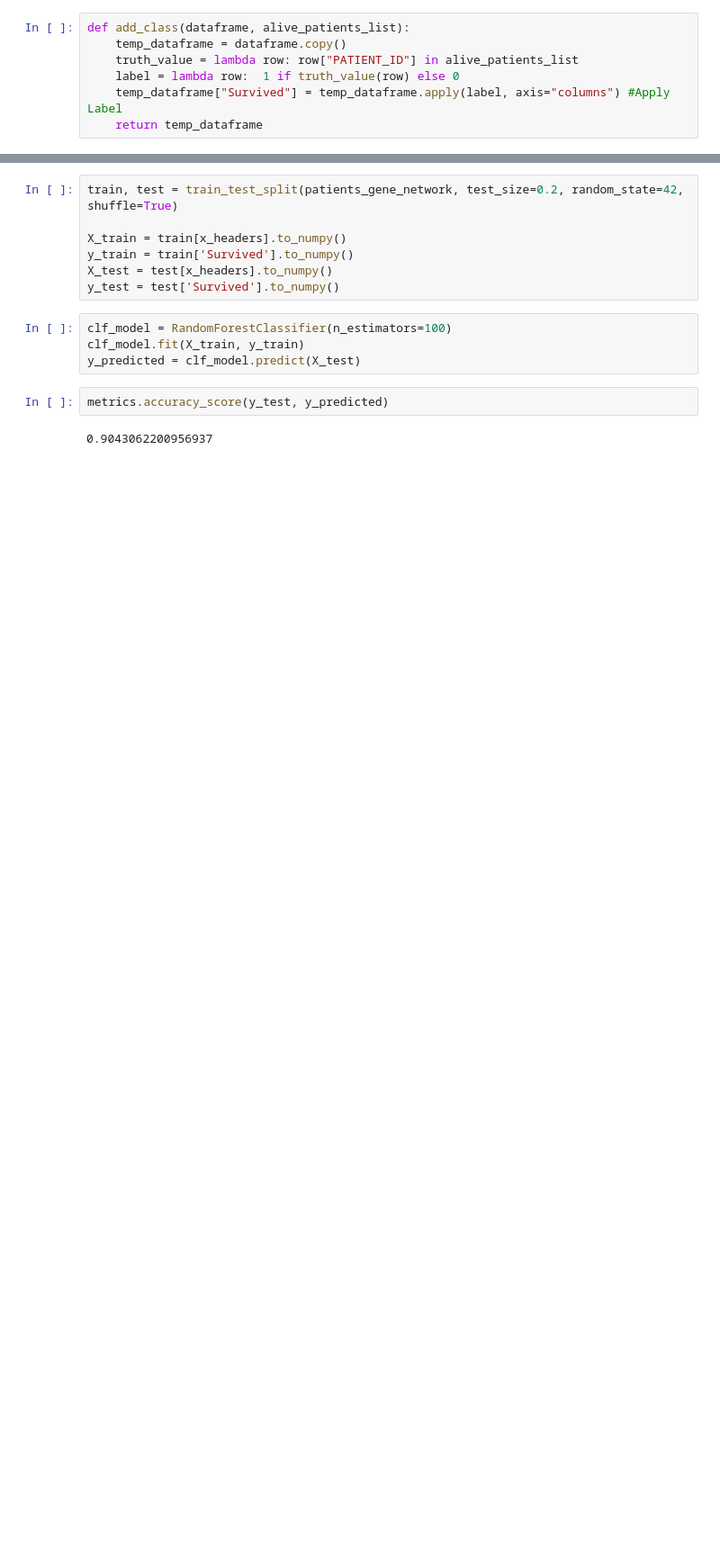
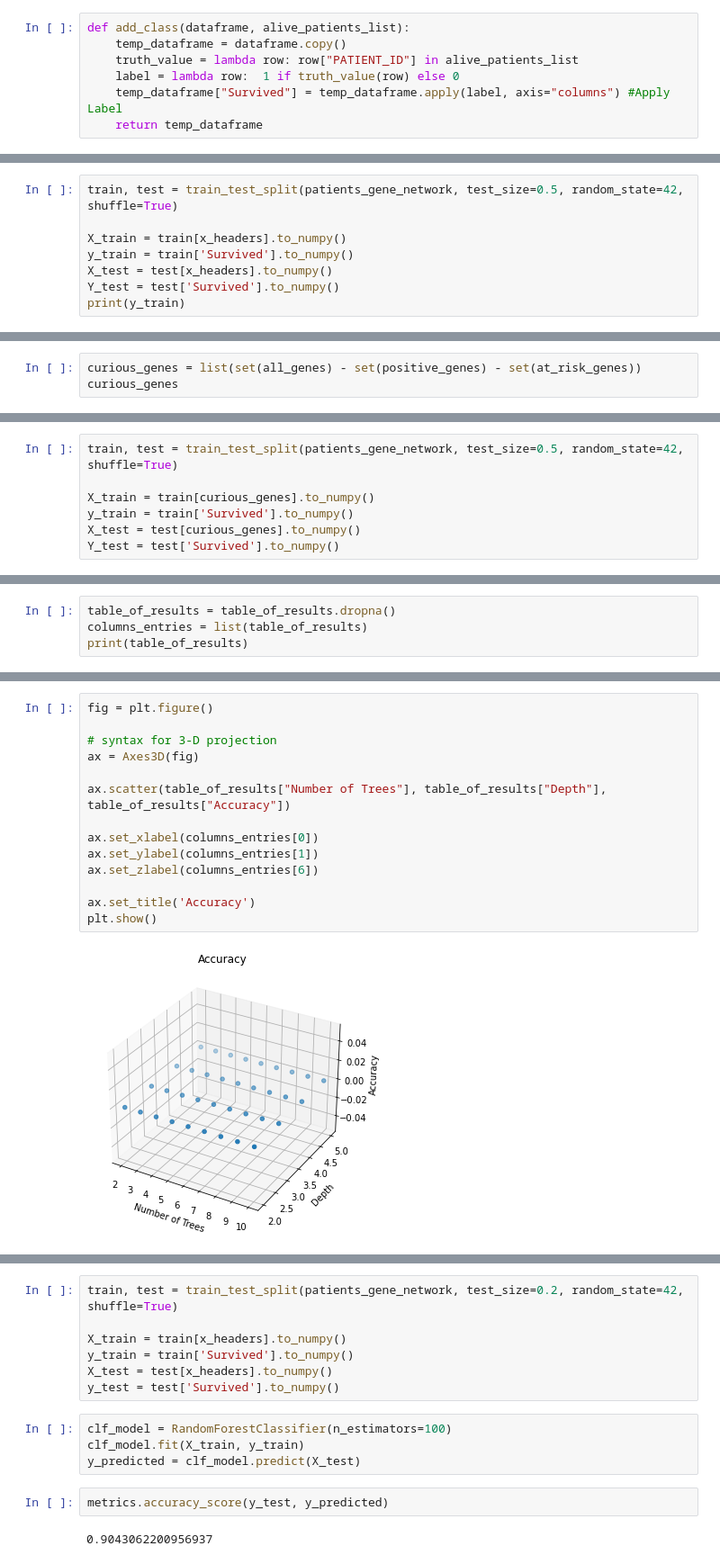
Before and after one commit to cmk323/cancer-genomics-project, a Jupyter notebook: acc-2019-data.ipynb, the cells around one changed output, grey strips where cells are left out. Shown at 90% size. Drawn from its saved outputs; the diff is of its cells as text; blank space fills up the shorter version.

```diff
--- a/acc-2019-data.ipynb
+++ b/acc-2019-data.ipynb
@@ -503,0 +679,8 @@ import matplotlib.pyplot as plt
+# %%
+train, test = train_test_split(patients_gene_network, test_size=0.5, random_state=42, shuffle=True)
+
+X_train = train[x_headers].to_numpy()
+y_train = train['Survived'].to_numpy()
+X_test = test[x_headers].to_numpy()
+Y_test = test['Survived'].to_numpy()
+print(y_train)
@@ -503,0 +765,3 @@ import matplotlib.pyplot as plt
+# %%
+curious_genes = list(set(all_genes) - set(positive_genes) - set(at_risk_genes))
+curious_genes
@@ -503,0 +770,7 @@ import matplotlib.pyplot as plt
+# %%
+train, test = train_test_split(patients_gene_network, test_size=0.5, random_state=42, shuffle=True)
+
+X_train = train[curious_genes].to_numpy()
+y_train = train['Survived'].to_numpy()
+X_test = test[curious_genes].to_numpy()
+Y_test = test['Survived'].to_numpy()
@@ -503,0 +810,4 @@ import matplotlib.pyplot as plt
+# %%
+table_of_results = table_of_results.dropna()
+columns_entries = list(table_of_results)
+print(table_of_results)
@@ -503,0 +829,16 @@ import matplotlib.pyplot as plt
+# %%
+fig = plt.figure()
+
+# syntax for 3-D projection
+ax = Axes3D(fig)
+
+ax.scatter(table_of_results["Number of Trees"], table_of_results["Depth"], table_of_results["Accuracy"])
+
+ax.set_xlabel(columns_entries[0])
+ax.set_ylabel(columns_entries[1])
+ax.set_zlabel(columns_entries[6])
+
+ax.set_title('Accuracy')
+plt.show()
+# %% [output]
+[figure, added]
```
Also changed, not shown: parts of 83 cells of this notebook.
